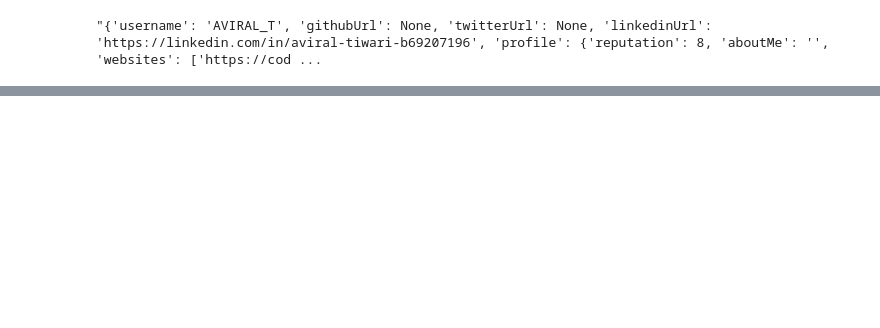
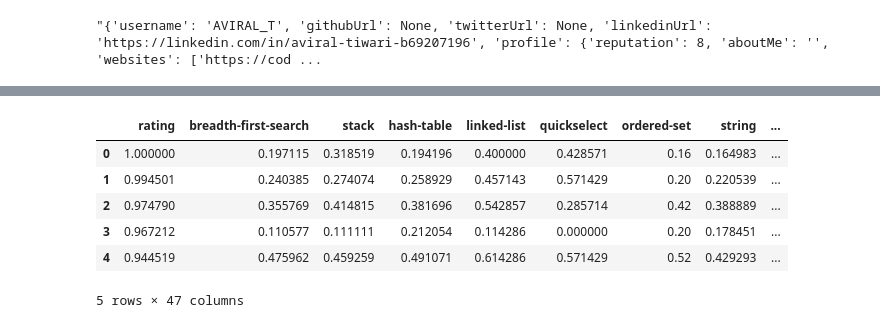
Before and after one commit to ayush02av/mlprac, a Jupyter notebook: Projects/leetcode/model.ipynb, the cells around one changed output, grey strips where cells are left out. Drawn from its saved outputs; the diff is of its cells as text; code cells hidden in the pictures; blank space fills up the shorter version.

```diff
--- a/Projects/leetcode/model.ipynb
+++ b/Projects/leetcode/model.ipynb
@@ -94,0 +174,2 @@ dtype: object
+# %%
+x = pd.concat([df.iloc[:, 4], df.iloc[:, 6:]], axis = 1)
@@ -94,0 +184,10 @@ dtype: object
+# %%
+x.head()
+# %% [output]
+|  | rating | breadth-first-search | stack | hash-table | linked-list | quickselect | ordered-set | string | ... |
+| 0 | 1.000000 | 0.197115 | 0.318519 | 0.194196 | 0.400000 | 0.428571 | 0.16 | 0.164983 | ... |
+| 1 | 0.994501 | 0.240385 | 0.274074 | 0.258929 | 0.457143 | 0.571429 | 0.20 | 0.220539 | ... |
+| 2 | 0.974790 | 0.355769 | 0.414815 | 0.381696 | 0.542857 | 0.285714 | 0.42 | 0.388889 | ... |
+| 3 | 0.967212 | 0.110577 | 0.111111 | 0.212054 | 0.114286 | 0.000000 | 0.20 | 0.178451 | ... |
+| 4 | 0.944519 | 0.475962 | 0.459259 | 0.491071 | 0.614286 | 0.571429 | 0.52 | 0.429293 | ... |
+5 rows × 47 columns
```
Also changed, not shown: parts of 24 cells of this notebook.
